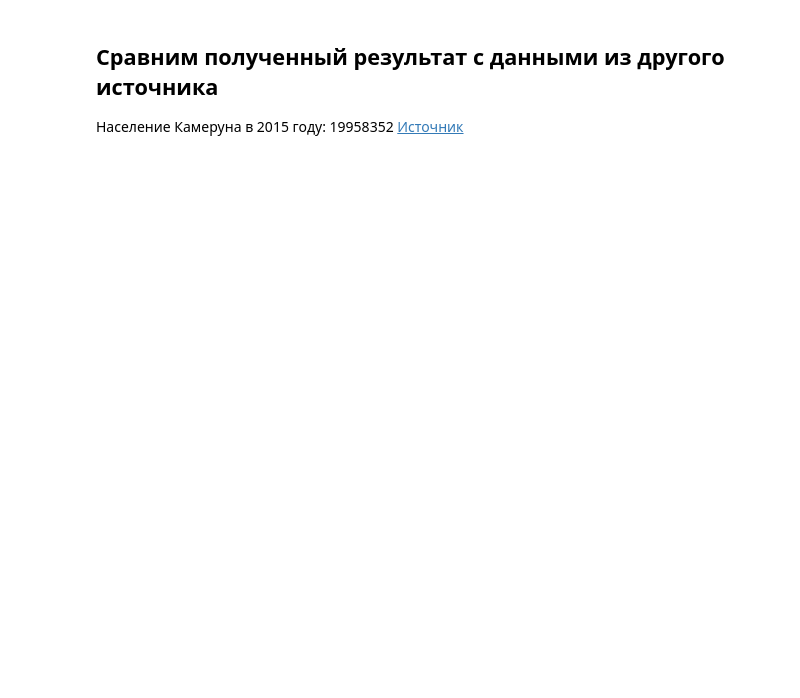
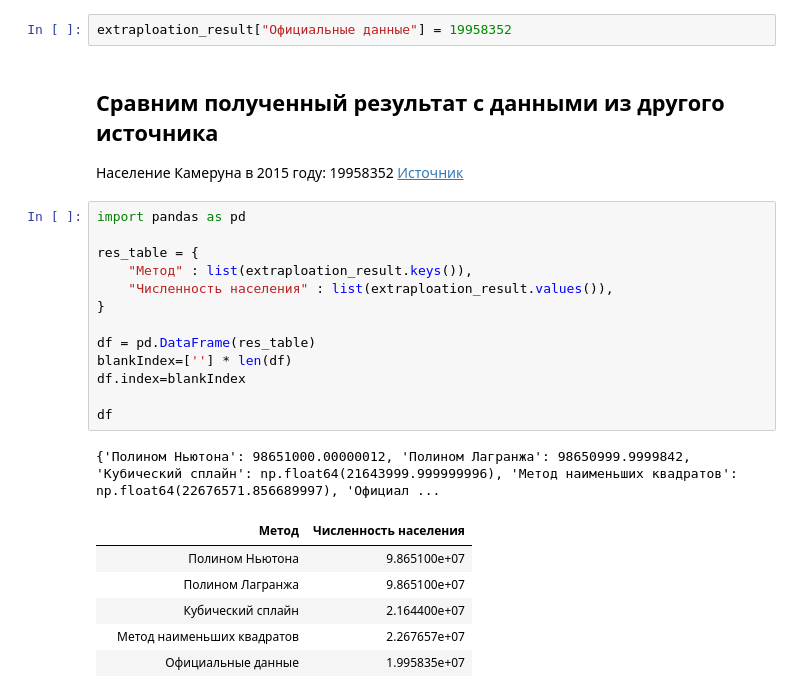
Before and after one commit to vlad-cool/MiptCompMath, a Jupyter notebook: task4.ipynb, the cells around one changed output. Drawn from its saved outputs; the diff is of its cells as text; blank space fills up the shorter version.

```diff
--- a/task4.ipynb
+++ b/task4.ipynb
@@ -194,5 +288,28 @@ print(np.exp(c[0] * 2015 + c[1]))
 22676571.856689997
+# %%
+extraploation_result["Официальные данные"] = 19958352
 # %% [markdown]
 ## Сравним полученный результат с данными из другого источника
 
 Население Камеруна в 2015 году: 19958352 [Источник](https://en.wikipedia.org/wiki/List_of_countries_by_population_in_2015)
+# %%
+import pandas as pd
+
+res_table = {
+    "Метод" : list(extraploation_result.keys()),
+    "Численность населения" : list(extraploation_result.values()),
+}
+
+df = pd.DataFrame(res_table)
+blankIndex=[''] * len(df)
+df.index=blankIndex
+
+df
+# %% [output]
+{'Полином Ньютона': 98651000.00000012, 'Полином Лагранжа': 98650999.9999842, 'Кубический сплайн': np.float64(21643999.999999996), 'Метод наименьших квадратов': np.float64(22676571.856689997), 'Официал ...
+|  | Метод | Численность населения |
+|  | Полином Ньютона | 9.865100e+07 |
+|  | Полином Лагранжа | 9.865100e+07 |
+|  | Кубический сплайн | 2.164400e+07 |
+|  | Метод наименьших квадратов | 2.267657e+07 |
+|  | Официальные данные | 1.995835e+07 |
```
Also changed, not shown: parts of 7 cells of this notebook.
